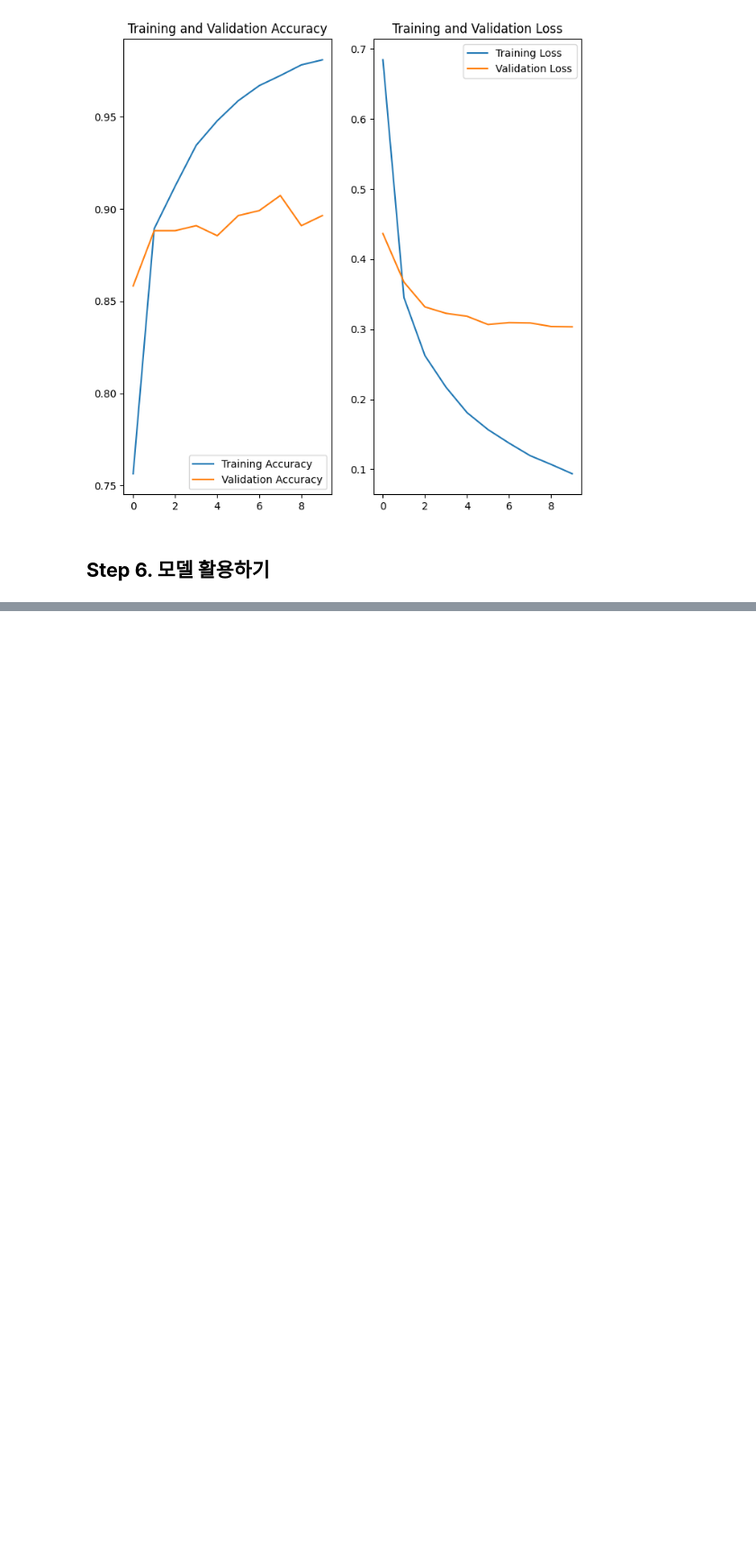
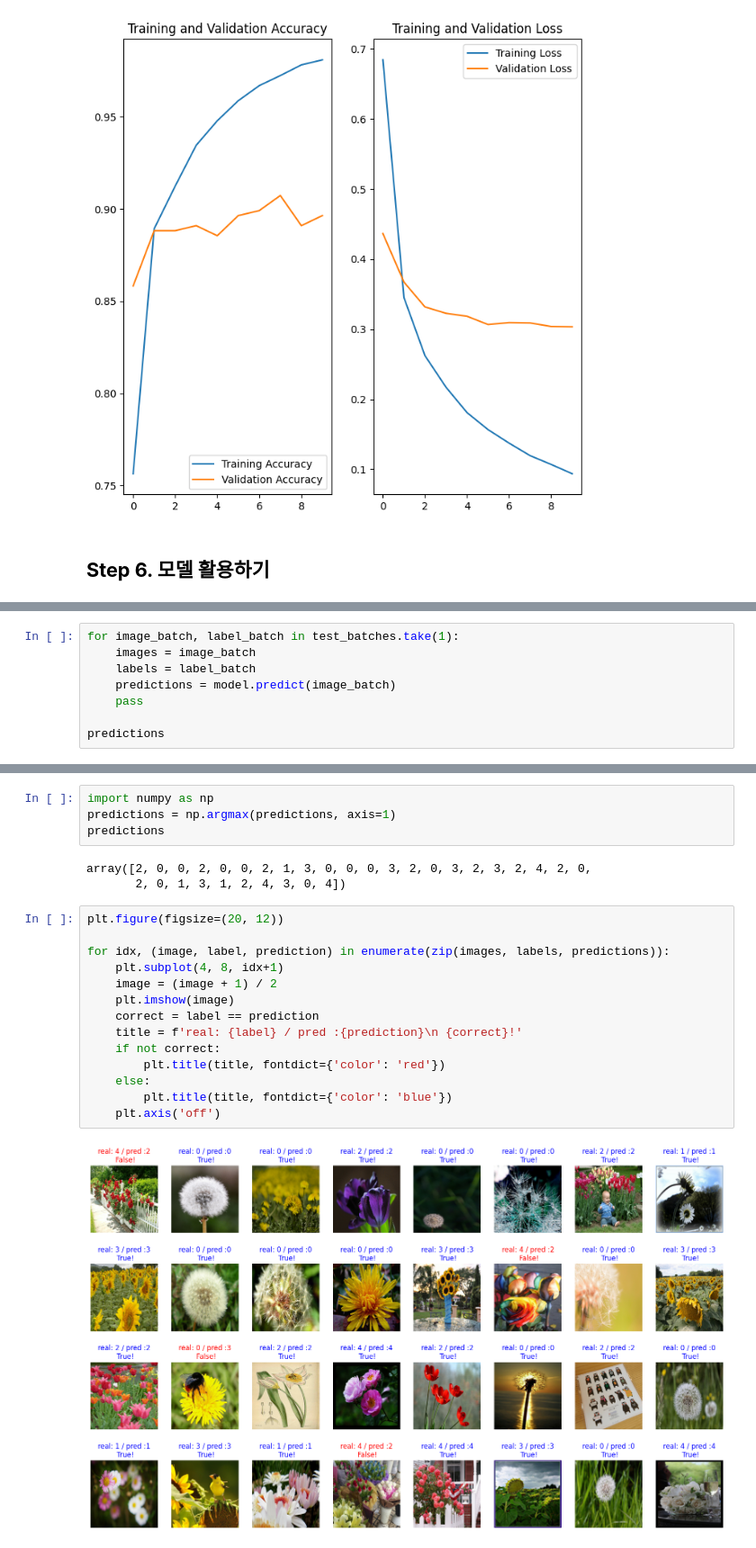
Before and after one commit to 5655530/AIFFEL_CORE_QUEST, a Jupyter notebook: 2_1_Project.ipynb, the cells around one changed output, grey strips where cells are left out. Shown at 90% size. Cells and saved outputs as stored; diff of their text form; blank space fills up the shorter version.

```diff
--- a/2_1_Project.ipynb
+++ b/2_1_Project.ipynb
@@ -136,0 +110,8 @@ True class: 4
+# %%
+for image_batch, label_batch in test_batches.take(1):
+    images = image_batch
+    labels = label_batch
+    predictions = model.predict(image_batch)
+    pass
+
+predictions
@@ -136,0 +137,23 @@ True class: 4
+# %%
+import numpy as np
+predictions = np.argmax(predictions, axis=1)
+predictions
+# %% [output]
+array([2, 0, 0, 2, 0, 0, 2, 1, 3, 0, 0, 0, 3, 2, 0, 3, 2, 3, 2, 4, 2, 0,
+       2, 0, 1, 3, 1, 2, 4, 3, 0, 4])
+# %%
+plt.figure(figsize=(20, 12))
+
+for idx, (image, label, prediction) in enumerate(zip(images, labels, predictions)):
+    plt.subplot(4, 8, idx+1)
+    image = (image + 1) / 2
+    plt.imshow(image)
+    correct = label == prediction
+    title = f'real: {label} / pred :{prediction}\n {correct}!'
+    if not correct:
+        plt.title(title, fontdict={'color': 'red'})
+    else:
+        plt.title(title, fontdict={'color': 'blue'})
+    plt.axis('off')
+# %% [output]
+[figure, added]
```
Also changed, not shown: parts of 2 cells of this notebook.
